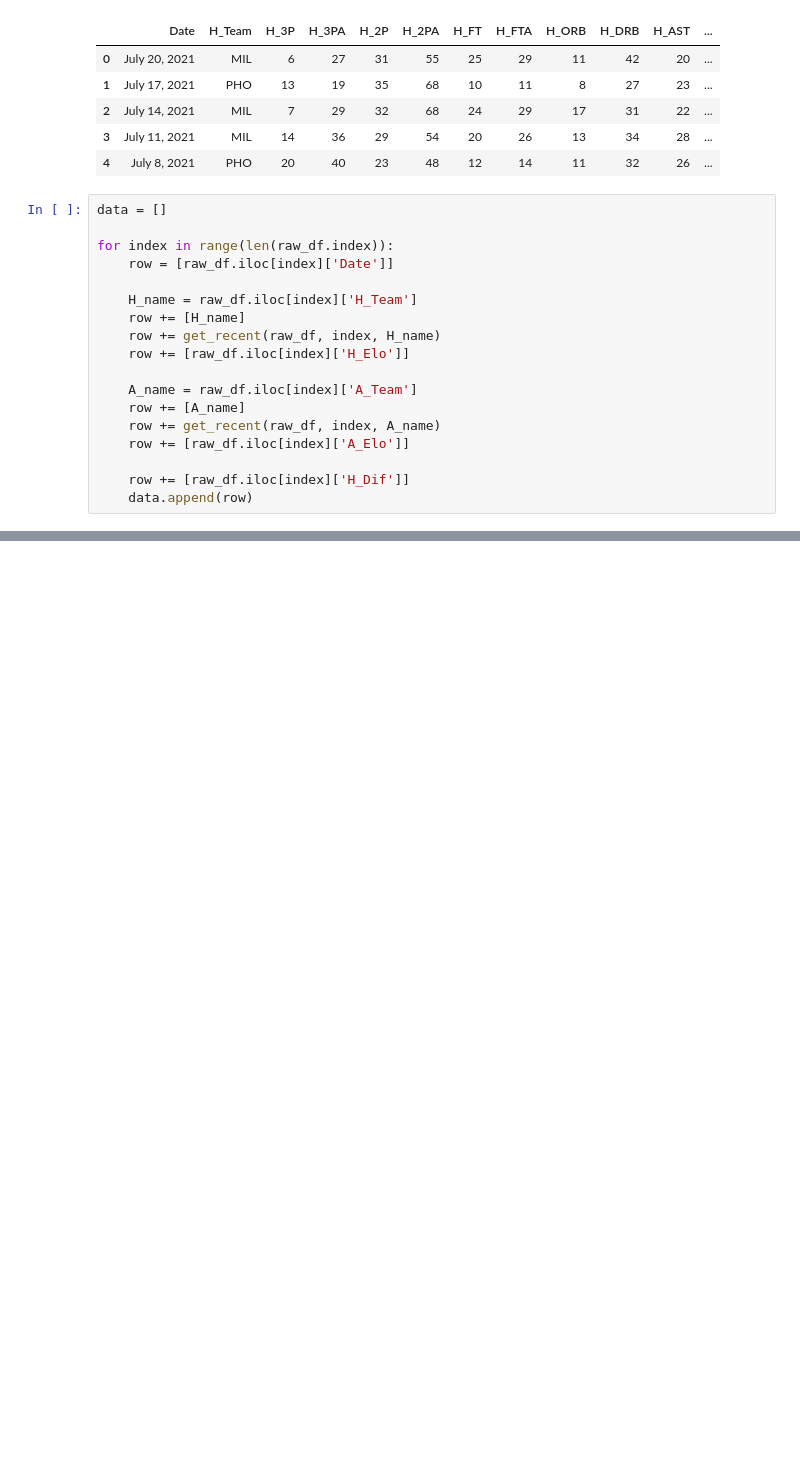
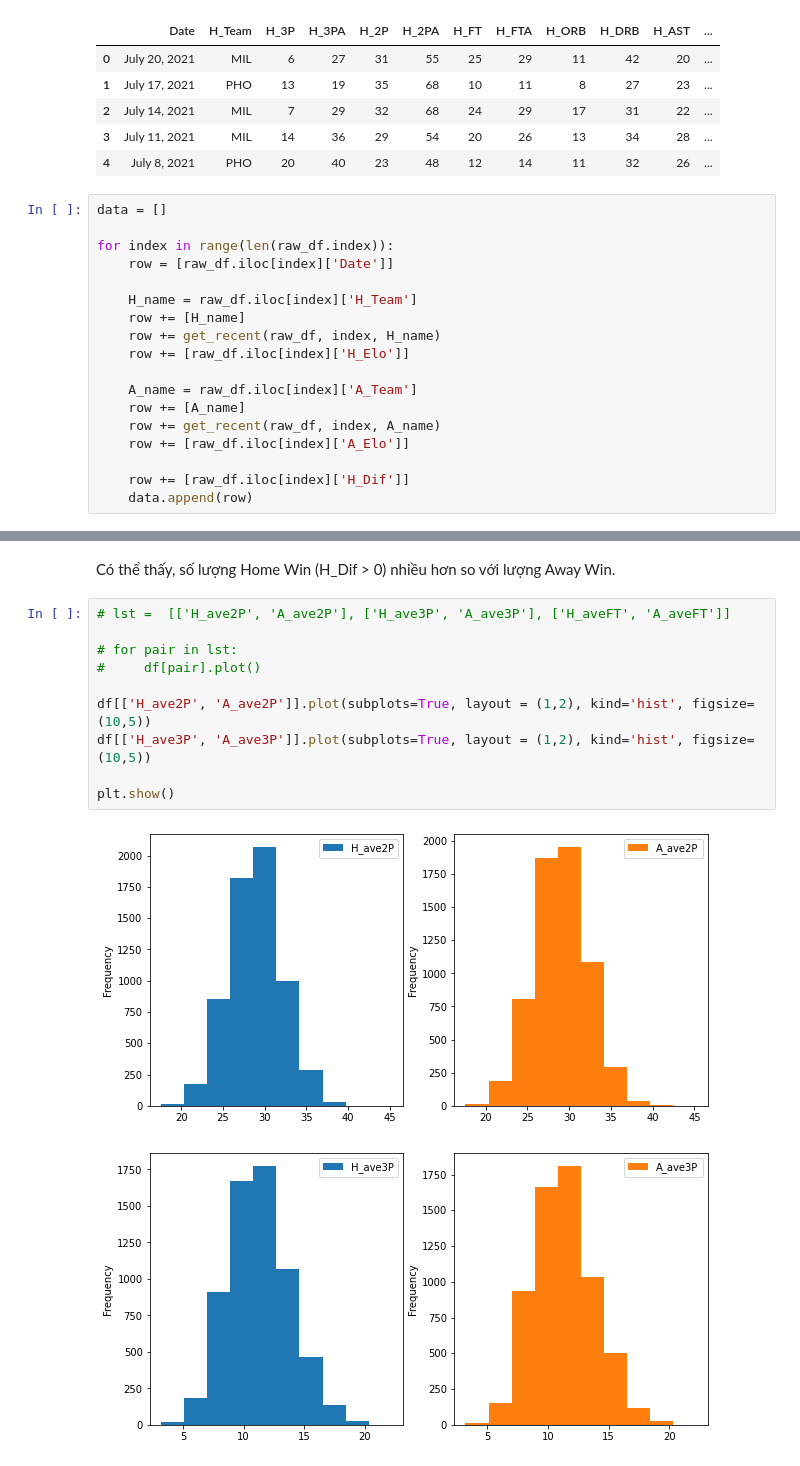
Before and after one commit to MinhVu2018/introDS_final, a Jupyter notebook: data/Preprocess_data.ipynb, the cells around one changed output, grey strips where cells are left out. Saved outputs shown, nothing was run; the diff lists cells and outputs as text; blank space fills up the shorter version.

```diff
--- a/data/Preprocess_data.ipynb
+++ b/data/Preprocess_data.ipynb
@@ -394,0 +410,15 @@ with open('description.txt', 'w') as f:
+# %% [markdown]
+Có thể thấy, số lượng Home Win (H_Dif > 0) nhiều hơn so với lượng Away Win.
+# %%
+# lst =  [['H_ave2P', 'A_ave2P'], ['H_ave3P', 'A_ave3P'], ['H_aveFT', 'A_aveFT']]
+
+# for pair in lst:
+#     df[pair].plot()
+
+df[['H_ave2P', 'A_ave2P']].plot(subplots=True, layout = (1,2), kind='hist', figsize=(10,5))
+df[['H_ave3P', 'A_ave3P']].plot(subplots=True, layout = (1,2), kind='hist', figsize=(10,5))
+
+plt.show()
+# %% [output]
+[figure, added]
+[figure, added]
```
Also changed, not shown: parts of 8 cells of this notebook, 1 other file.
